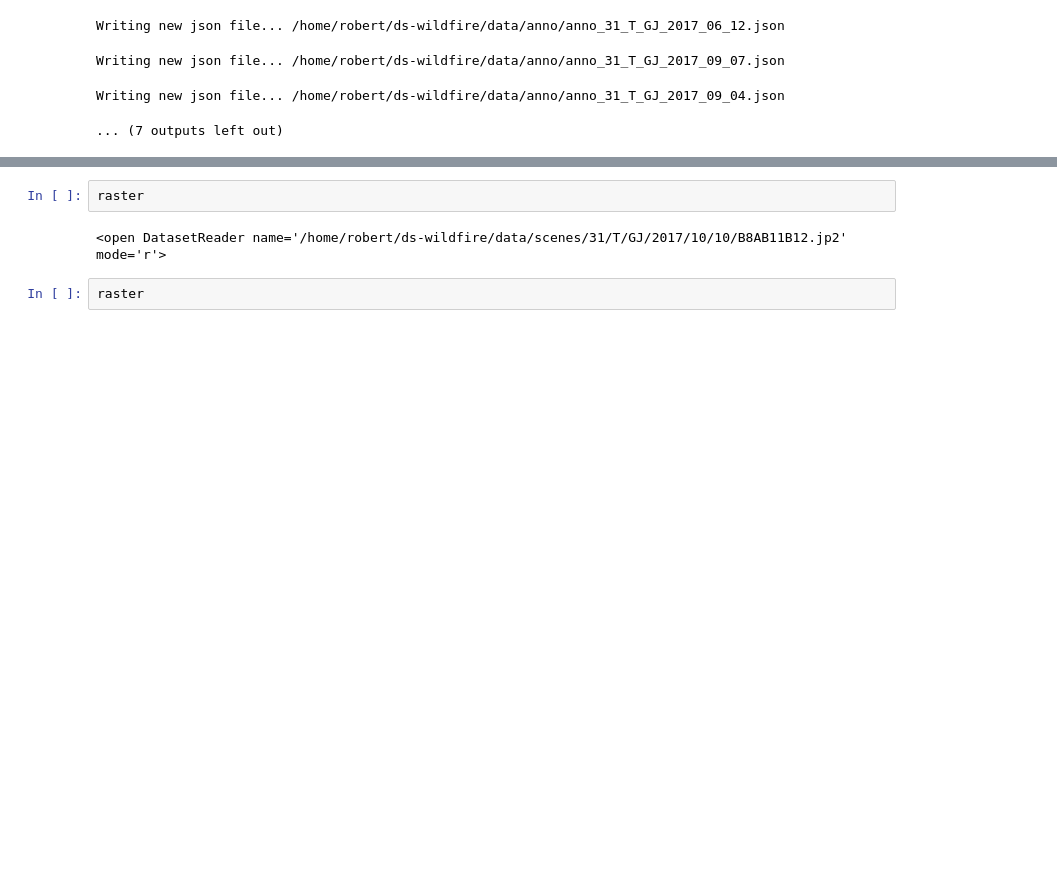
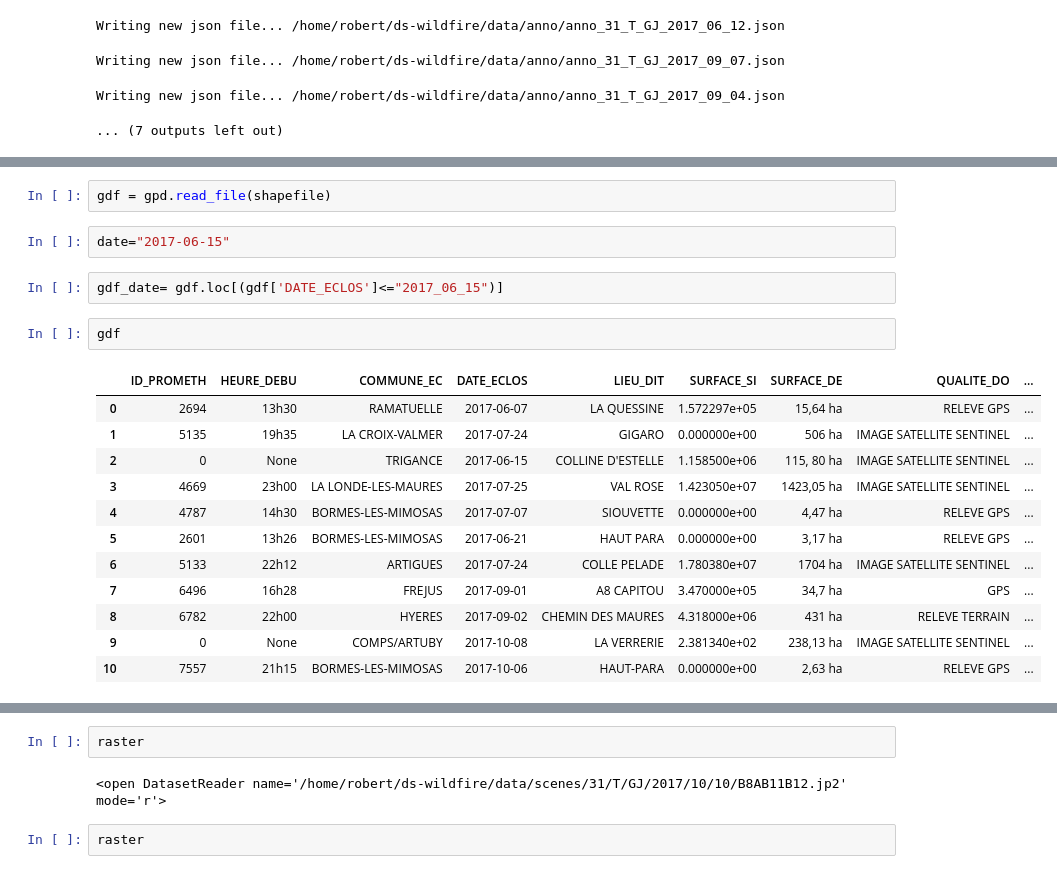
Before and after one commit to prhuppertz/Burned_Area_Detection, a Jupyter notebook: preparedata/extract_patches.ipynb, the cells around one changed output, grey strips where cells are left out. Drawn from its saved outputs; the diff is of its cells as text; blank space fills up the shorter version.

Commit message:
added shapefile filter to filter the burned areas that occur after the satelite image was taken

```diff
--- a/preparedata/extract_patches.ipynb
+++ b/preparedata/extract_patches.ipynb
@@ -128,0 +128,21 @@ date_string
+# %%
+gdf = gpd.read_file(shapefile)
+# %%
+date="2017-06-15"
+# %%
+gdf_date= gdf.loc[(gdf['DATE_ECLOS']<="2017_06_15")]
+# %%
+gdf
+# %% [output]
+|  | ID_PROMETH | HEURE_DEBU | COMMUNE_EC | DATE_ECLOS | LIEU_DIT | SURFACE_SI | SURFACE_DE | QUALITE_DO | ... |
+| 0 | 2694 | 13h30 | RAMATUELLE | 2017-06-07 | LA QUESSINE | 1.572297e+05 | 15,64 ha | RELEVE GPS | ... |
+| 1 | 5135 | 19h35 | LA CROIX-VALMER | 2017-07-24 | GIGARO | 0.000000e+00 | 506 ha | IMAGE SATELLITE SENTINEL | ... |
+| 2 | 0 | None | TRIGANCE | 2017-06-15 | COLLINE D'ESTELLE | 1.158500e+06 | 115, 80 ha | IMAGE SATELLITE SENTINEL | ... |
+| 3 | 4669 | 23h00 | LA LONDE-LES-MAURES | 2017-07-25 | VAL ROSE | 1.423050e+07 | 1423,05 ha | IMAGE SATELLITE SENTINEL | ... |
+| 4 | 4787 | 14h30 | BORMES-LES-MIMOSAS | 2017-07-07 | SIOUVETTE | 0.000000e+00 | 4,47 ha | RELEVE GPS | ... |
+| 5 | 2601 | 13h26 | BORMES-LES-MIMOSAS | 2017-06-21 | HAUT PARA | 0.000000e+00 | 3,17 ha | RELEVE GPS | ... |
+| 6 | 5133 | 22h12 | ARTIGUES | 2017-07-24 | COLLE PELADE | 1.780380e+07 | 1704 ha | IMAGE SATELLITE SENTINEL | ... |
+| 7 | 6496 | 16h28 | FREJUS | 2017-09-01 | A8 CAPITOU | 3.470000e+05 | 34,7 ha | GPS | ... |
+| 8 | 6782 | 22h00 | HYERES | 2017-09-02 | CHEMIN DES MAURES | 4.318000e+06 | 431 ha | RELEVE TERRAIN | ... |
+| 9 | 0 | None | COMPS/ARTUBY | 2017-10-08 | LA VERRERIE | 2.381340e+02 | 238,13 ha | IMAGE SATELLITE SENTINEL | ... |
+| 10 | 7557 | 21h15 | BORMES-LES-MIMOSAS | 2017-10-06 | HAUT-PARA | 0.000000e+00 | 2,63 ha | RELEVE GPS | ... |
```
Also changed, not shown: parts of 6 cells of this notebook, 2 other files.
